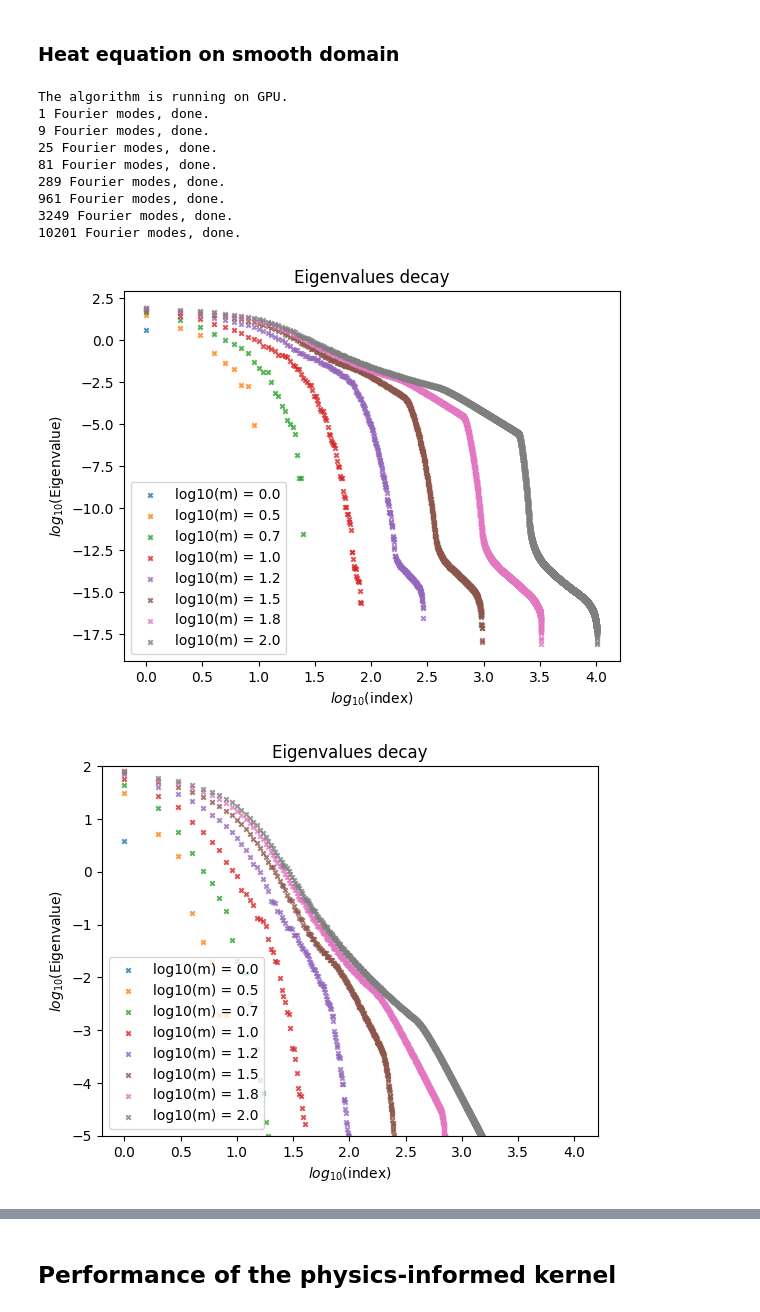
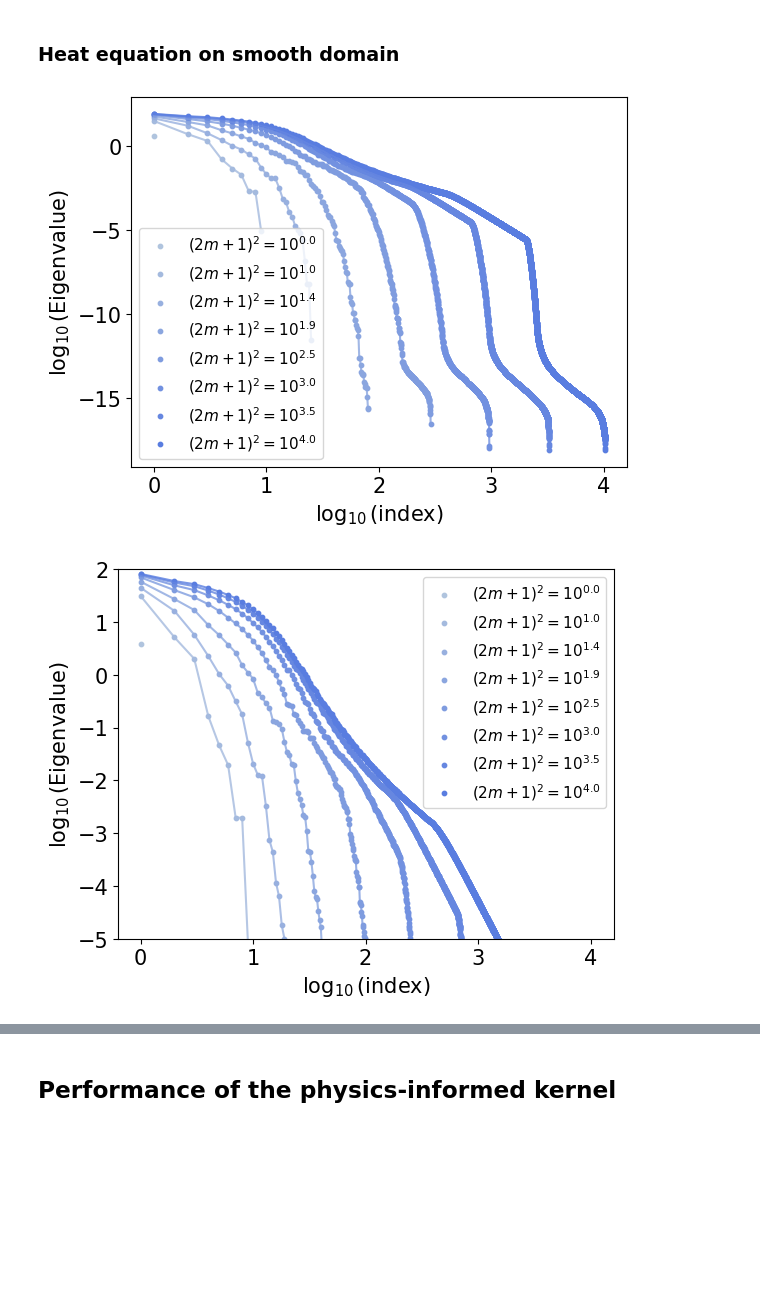
Before and after one commit to NathanDoumeche/numerical_PIML_kernel, a Jupyter notebook: 2-PIK package and effective dimension.ipynb, the cells around one changed output, grey strips where cells are left out. Saved outputs shown, nothing was run; the diff lists cells and outputs as text; code cells hidden in the pictures; blank space fills up the shorter version.

```diff
--- a/2-PIK package and effective dimension.ipynb
+++ b/2-PIK package and effective dimension.ipynb
@@ -816,29 +868,23 @@ plot_effective_dim(m_list, n_list_m, eff_list_m)
 # %%
 s = 2
 L = torch.pi
 domain =  "disk"
 
 dX = DifferentialOperator({(1, 0): 1})
 dY = DifferentialOperator({(0, 1): 1})
 PDE = dX - dY**2
 
 log_m_max = 4 #Sur GPU, log = 4 tourne en moins de 20 secondes, 4.5 dépasse la mémoire RAM de 7 giga
 lambda_n, mu_n = 1/100, 1
 
 m_list, xs, spectra = Eigenvalues_numerical(log_m_max, lambda_n, mu_n, s, L, domain, PDE, device)
-plot_eigenvalues_1d(m_list, xs, spectra, ymin = -5, ymax =2, theoretical_bound=False)
+plot_eigenvalues_2d(m_list, xs, spectra, ymin = -5, ymax =2)
 save(m_list, xs, spectra, "spectrum_heat_disk")
+
+#m_list, xs, spectra = read("spectrum_heat_disk.csv")
+#plot_eigenvalues_2d(m_list, xs, spectra, ymin = -5, ymax =2)
 # %% [output]
-The algorithm is running on GPU.
-1 Fourier modes, done.
-9 Fourier modes, done.
-25 Fourier modes, done.
-81 Fourier modes, done.
-289 Fourier modes, done.
-961 Fourier modes, done.
-3249 Fourier modes, done.
-10201 Fourier modes, done.
-[figure, old version]
+[figure, new version]
-[figure, old version]
+[figure, new version]
 # %%
 log_m_max = 4 #4 runs in 1min on GPU
```
Also changed, not shown: parts of 52 cells of this notebook.
